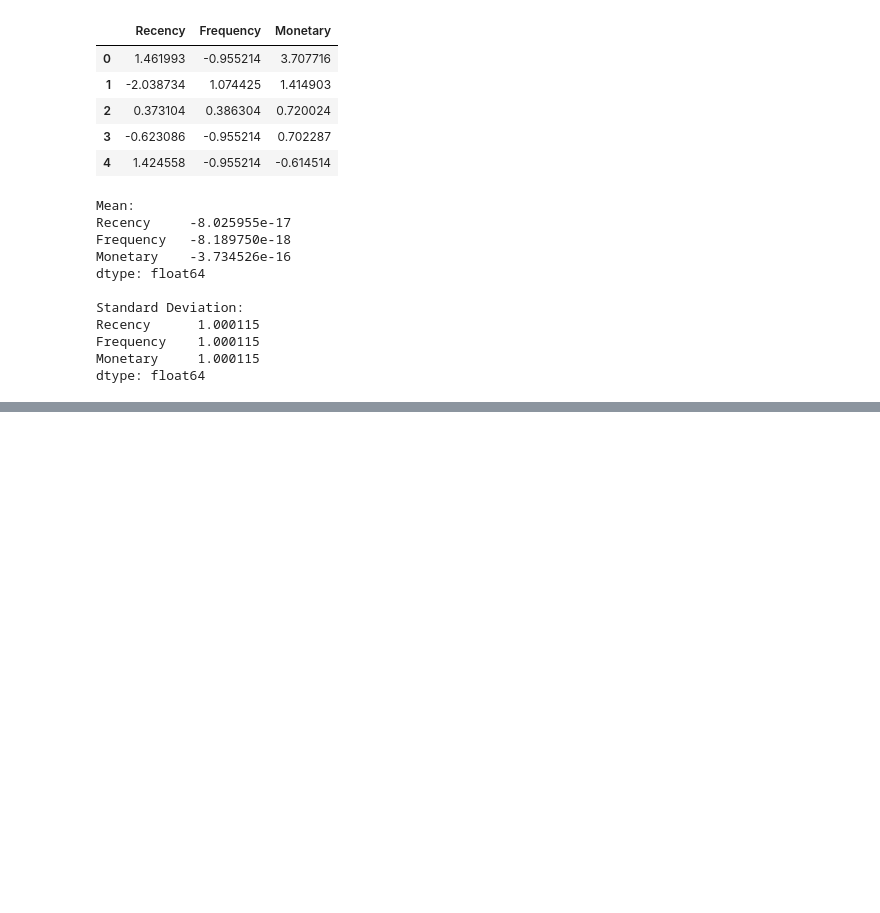
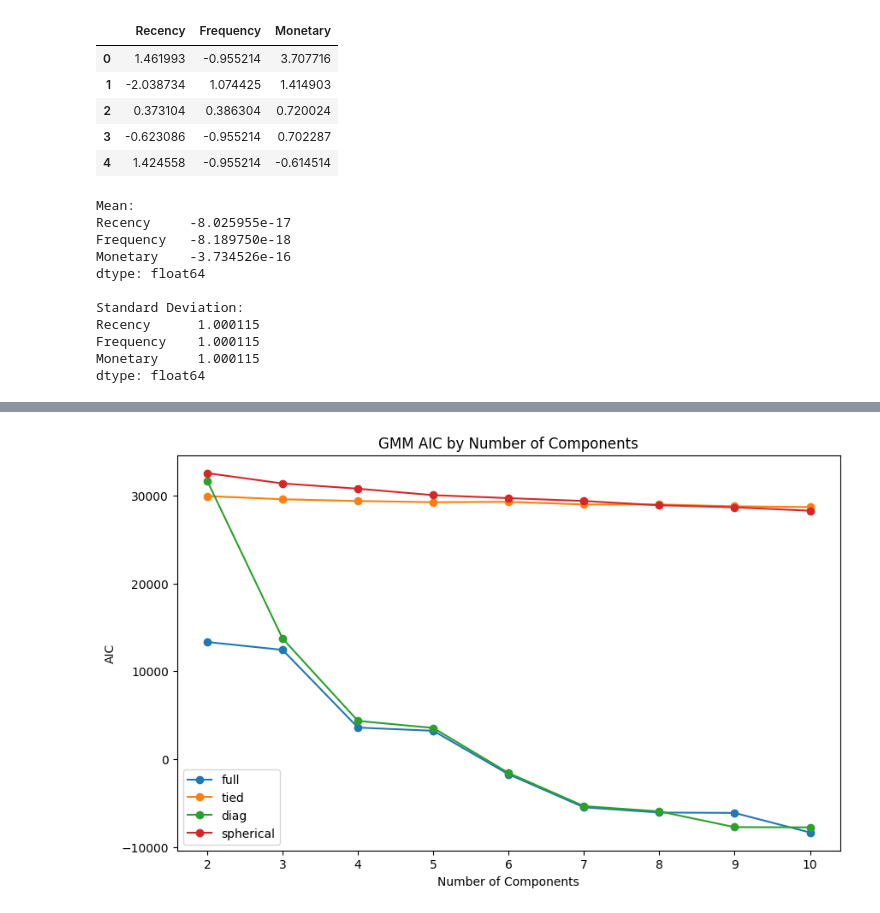
Before and after one commit to greeshavaishnavi09/E-Commerce_Customer_Segmentation, a Jupyter notebook: research/08_gaussian_mixture.ipynb, the cells around one changed output, grey strips where cells are left out. Cells and saved outputs as stored; diff of their text form; code cells hidden in the pictures; blank space fills up the shorter version.

```diff
--- a/research/08_gaussian_mixture.ipynb
+++ b/research/08_gaussian_mixture.ipynb
@@ -146,0 +462,25 @@ dtype: float64
+# %%
+# Plot AIC
+
+plt.figure(figsize=(10, 6))
+
+for covariance_type in covariance_types:
+
+    subset = experiment_results_df[
+        experiment_results_df["covariance_type"] == covariance_type
+    ]
+
+    plt.plot(
+        subset["n_components"],
+        subset["aic"],
+        marker="o",
+        label=covariance_type
+    )
+
+plt.xlabel("Number of Components")
+plt.ylabel("AIC")
+plt.title("GMM AIC by Number of Components")
+plt.legend()
+plt.show()
+# %% [output]
+[figure, added]
```
Also changed, not shown: parts of 48 cells of this notebook.
